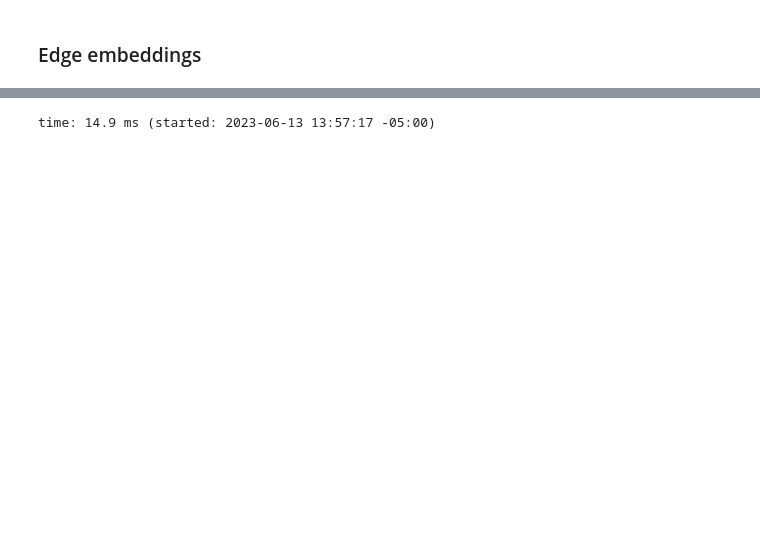
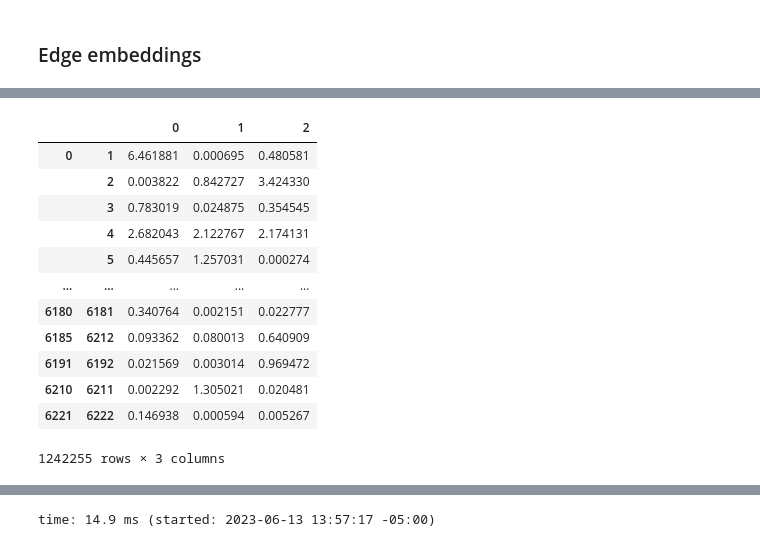
Before and after one commit to win7/GNN_Unsupervised, a Jupyter notebook: processing.ipynb, the cells around one changed output, grey strips where cells are left out. Saved outputs shown, nothing was run; the diff lists cells and outputs as text; code cells hidden in the pictures; blank space fills up the shorter version.

Commit message:
improve edge2vec

```diff
--- a/processing.ipynb
+++ b/processing.ipynb
@@ -66,2 +66,5 @@ time: 835 µs (started: 2023-06-13 13:57:17 -05:00)
 # %% [markdown]
 ### Edge embeddings
+# %%
+df_node_embeddings = pd.read_csv("output/{}/node_embeddings/node-embeddings_{}_{}_{}.csv".format(exp, method, groups_id[0], subgroups_id[groups_id[0]][0]), index_col=0)
+df_node_embeddings.head()
@@ -67,0 +79,3 @@ time: 835 µs (started: 2023-06-13 13:57:17 -05:00)
+# %%
+df_edges = pd.read_csv("output/{}/preprocessing/graphs_data/edges_data_{}_{}.csv".format(exp, groups_id[0], subgroups_id[groups_id[0]][0]))
+df_edges.head()
@@ -67,0 +90,17 @@ time: 835 µs (started: 2023-06-13 13:57:17 -05:00)
+# %%
+df_edge_embeddings = edge2vec_l2(df_edges, df_node_embeddings)
+df_edge_embeddings
+# %% [output]
+|  |  | 0 | 1 | 2 |
+| 0 | 1 | 6.461881 | 0.000695 | 0.480581 |
+|  | 2 | 0.003822 | 0.842727 | 3.424330 |
+|  | 3 | 0.783019 | 0.024875 | 0.354545 |
+|  | 4 | 2.682043 | 2.122767 | 2.174131 |
+|  | 5 | 0.445657 | 1.257031 | 0.000274 |
+| ... | ... | ... | ... | ... |
+| 6180 | 6181 | 0.340764 | 0.002151 | 0.022777 |
+| 6185 | 6212 | 0.093362 | 0.080013 | 0.640909 |
+| 6191 | 6192 | 0.021569 | 0.003014 | 0.969472 |
+| 6210 | 6211 | 0.002292 | 1.305021 | 0.020481 |
+| 6221 | 6222 | 0.146938 | 0.000594 | 0.005267 |
+1242255 rows × 3 columns
```
Also changed, not shown: parts of 10 cells of this notebook, 2 other files.
